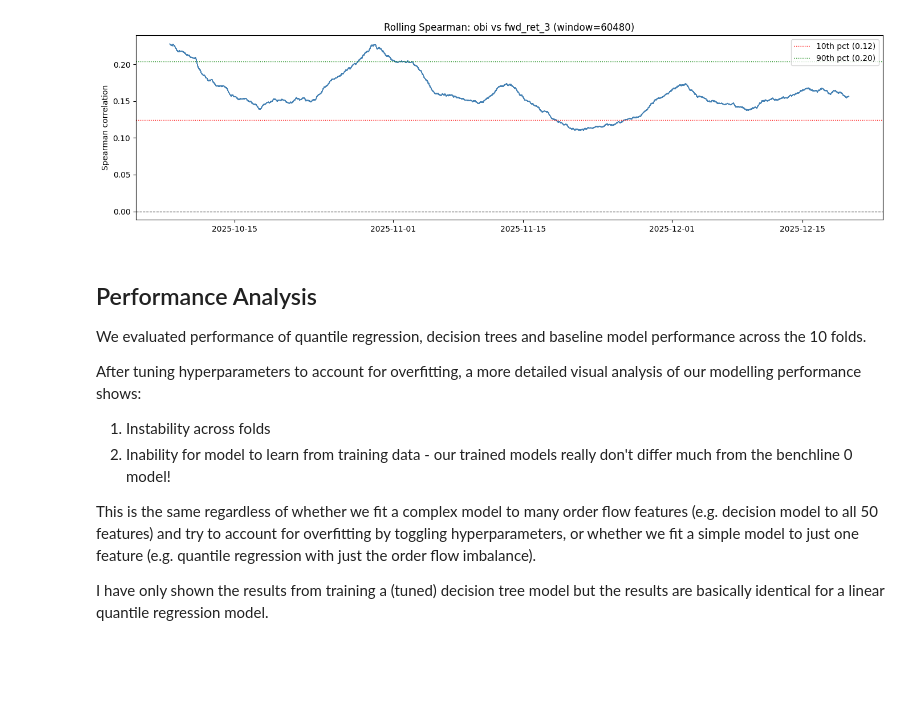
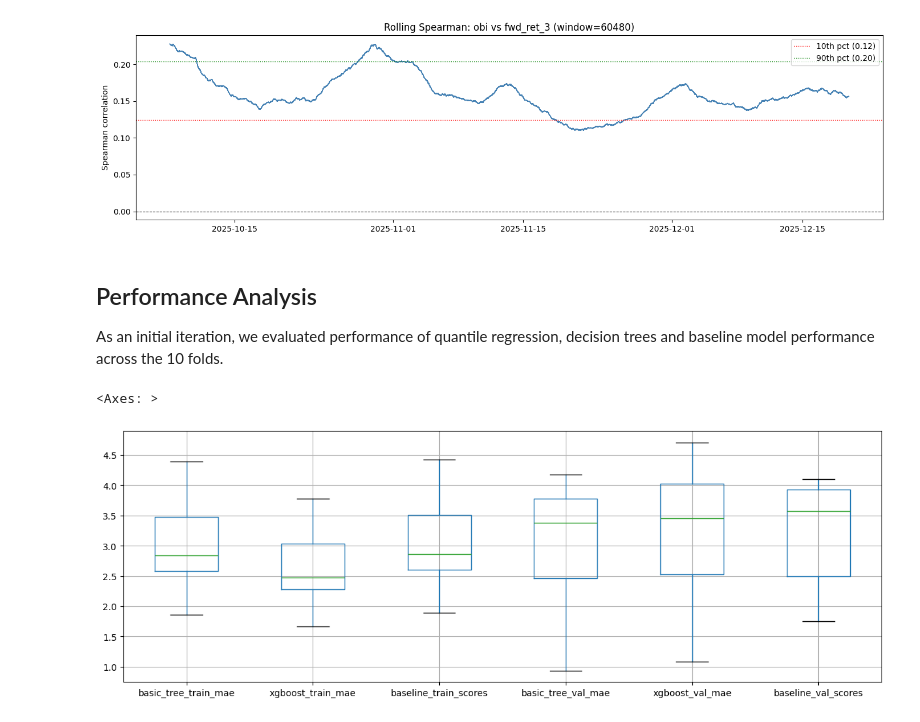
Before and after one commit to vbear97/Momentum-Strategies, a Jupyter notebook: Notebook2_OrderFlowPrediction.ipynb, the cells around one changed output. Cells and saved outputs as stored; diff of their text form; code cells hidden in the pictures; blank space fills up the shorter version.

Commit message:
feat: Update order flow prediction notebook with more accurate feature engineering

```diff
--- a/Notebook2_OrderFlowPrediction.ipynb
+++ b/Notebook2_OrderFlowPrediction.ipynb
@@ -227,12 +231,4 @@ plot_rolling_spearman(train_df, 'obi', 'fwd_ret_3', window = window)
 # %% [markdown]
 ## Performance Analysis
 
-We evaluated performance of quantile regression, decision trees and baseline model performance across the 10 folds.
-
-After tuning hyperparameters to account for overfitting, a more detailed visual analysis of our modelling performance shows:
-1. Instability across folds
-2. Inability for model to learn from training data - our trained models really don't differ much from the benchline 0 model!
-
-This is the same regardless of whether we fit a complex model to many order flow features (e.g. decision model to all 50 features) and try to account for overfitting by toggling hyperparameters, or whether we fit a simple model to just one feature (e.g. quantile regression with just the order flow imbalance).
-
-I have only shown the results from training a (tuned) decision tree model but the results are basically identical for a linear quantile regression model.
+As an initial iteration, we evaluated performance of quantile regression, decision trees and baseline model performance across the 10 folds.
@@ -241,3 +235,5 @@ from train import walk_forward_validate
+# %%
+basic_results = walk_forward_validate(train_df, features = ['obi'], model_kwargs=PARAMS, target = TARGET, cv_kwargs = {'num_splits': 10})
 # %%
 params= {
     #General params
@@ -259,0 +256,13 @@ baseline_model = walk_forward_validate(train_df, features = FEAS_LIST, target =
+# %%
+results = pd.DataFrame({
+    'basic_tree_train_mae': basic_results['train_scores'],
+    'xgboost_train_mae': tree_results['train_scores'],
+    'baseline_train_scores': baseline_model_results['train_scores'],
+    'basic_tree_val_mae': basic_results['val_scores'],
+    'xgboost_val_mae' : tree_results['val_scores'],
+    'baseline_val_scores': baseline_model_results['val_scores'],
+})
+results.boxplot(figsize = (15, 5))
+# %% [output]
+<Axes: >
+[figure, added]
```
Also changed, not shown: parts of 43 cells of this notebook.
